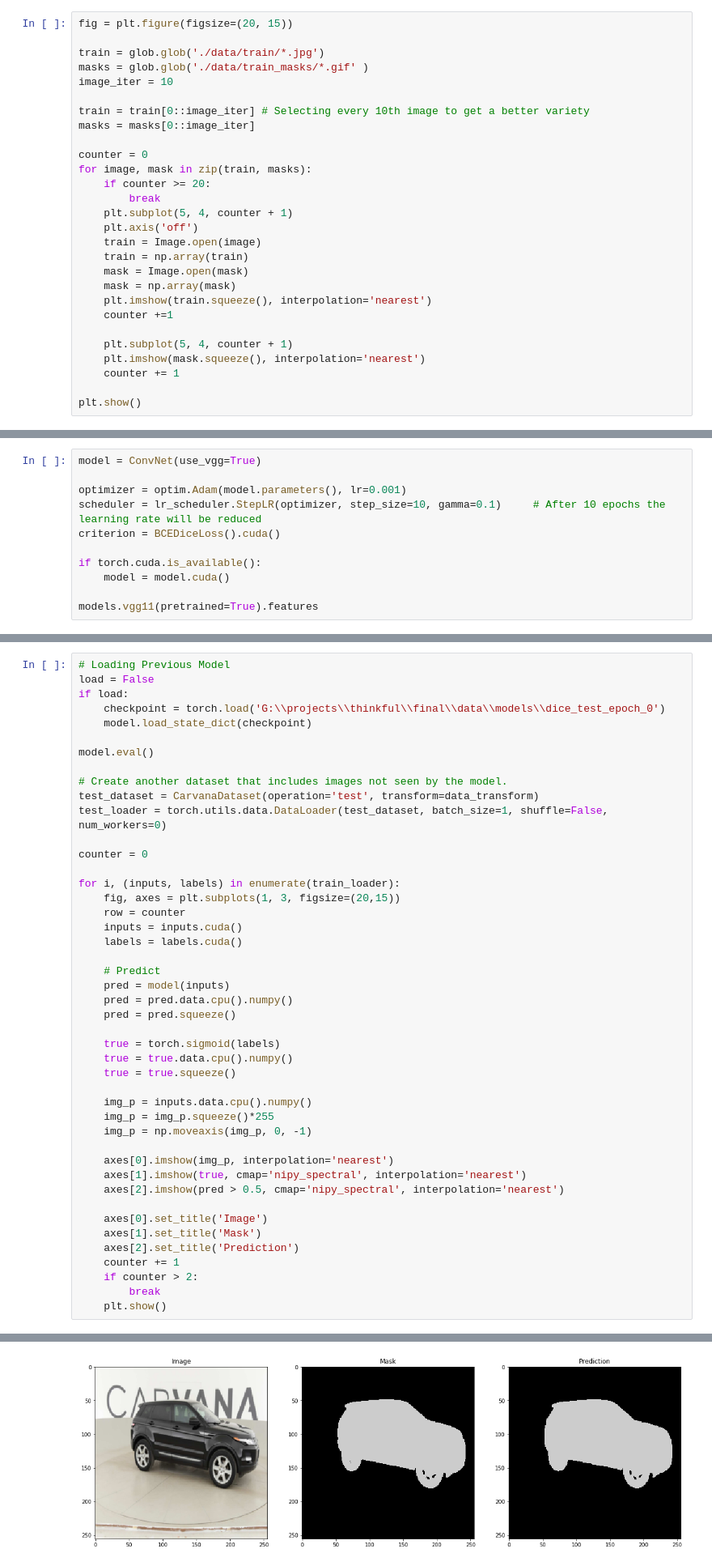
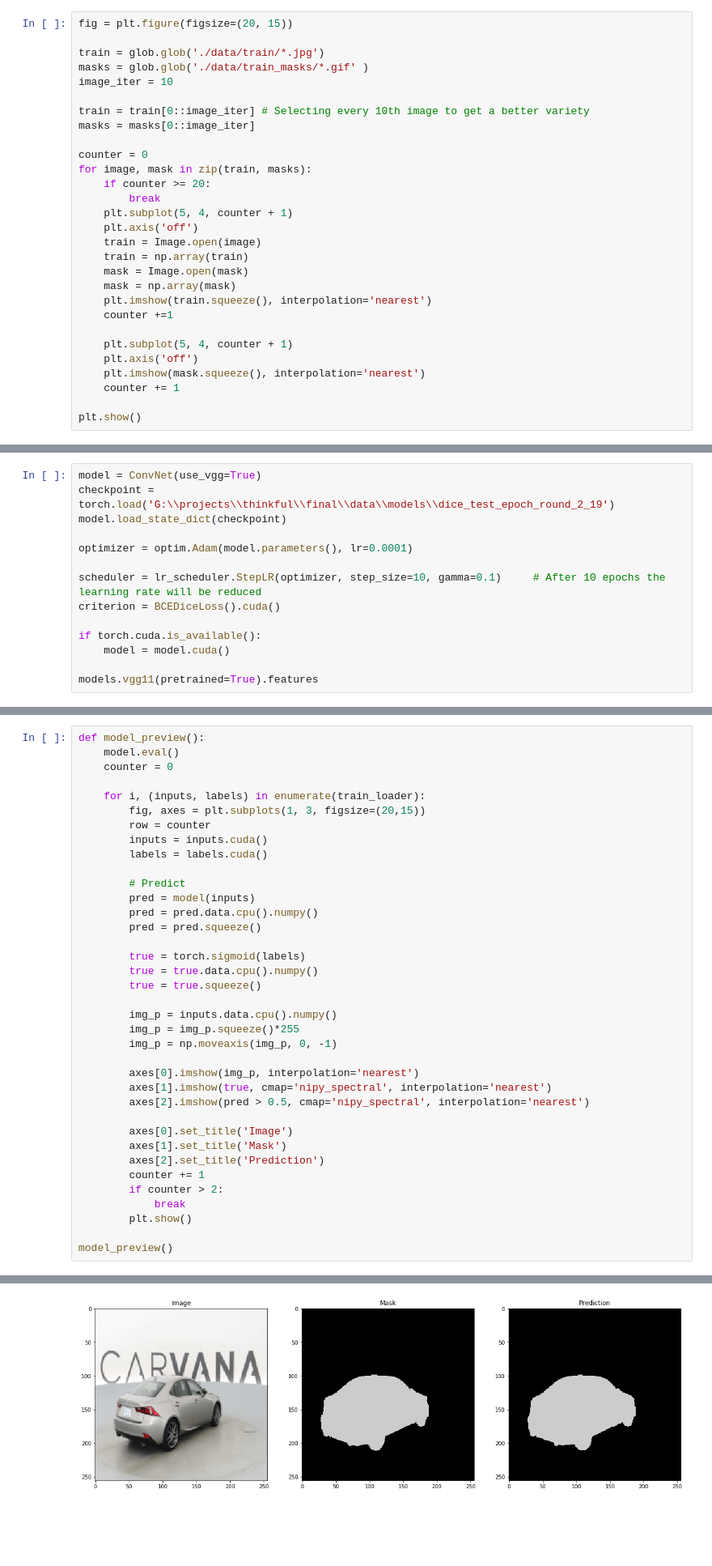
Before and after one commit to sixilli/Alec-Perro-Thinkful, a Jupyter notebook: Final_Capstone_Auto_Mask.ipynb, the cells around one changed output, grey strips where cells are left out. Shown at 81% size. Drawn from its saved outputs; the diff is of its cells as text; blank space fills up the shorter version.

Commit message:
Added another model

```diff
--- a/Final_Capstone_Auto_Mask.ipynb
+++ b/Final_Capstone_Auto_Mask.ipynb
@@ -116,6 +116,7 @@ for image, mask in zip(train, masks):
     counter +=1
 
     plt.subplot(5, 4, counter + 1)
+    plt.axis('off')
     plt.imshow(mask.squeeze(), interpolation='nearest')
     counter += 1
 
@@ -388,7 +472,10 @@ By using a model with pretrained weights the training process will be accelerate
 # %%
 model = ConvNet(use_vgg=True)
+checkpoint = torch.load('G:\\projects\\thinkful\\final\\data\\models\\dice_test_epoch_round_2_19')
+model.load_state_dict(checkpoint)
 
-optimizer = optim.Adam(model.parameters(), lr=0.001)
+optimizer = optim.Adam(model.parameters(), lr=0.0001)
+
 scheduler = lr_scheduler.StepLR(optimizer, step_size=10, gamma=0.1)     # After 10 epochs the learning rate will be reduced
 criterion = BCEDiceLoss().cuda()
 
@@ -462,46 +549,38 @@ Ending Loss - {'loss': tensor(0.0096, device='cuda:0')}
 # %%
-# Loading Previous Model
-load = False
-if load:
-    checkpoint = torch.load('G:\\projects\\thinkful\\final\\data\\models\\dice_test_epoch_0')
-    model.load_state_dict(checkpoint)
+def model_preview():
+    model.eval()
+    counter = 0
 
-model.eval()
+    for i, (inputs, labels) in enumerate(train_loader):
+        fig, axes = plt.subplots(1, 3, figsize=(20,15))
+        row = counter
+        inputs = inputs.cuda()
+        labels = labels.cuda()
 
-# Create another dataset that includes images not seen by the model.
-test_dataset = CarvanaDataset(operation='test', transform=data_transform)
-test_loader = torch.utils.data.DataLoader(test_dataset, batch_size=1, shuffle=False, num_workers=0)
+        # Predict
+        pred = model(inputs)
+        pred = pred.data.cpu().numpy()
+        pred = pred.squeeze()
 
-counter = 0
+        true = torch.sigmoid(labels)
+        true = true.data.cpu().numpy()
+        true = true.squeeze()
 
-for i, (inputs, labels) in enumerate(train_loader):
-    fig, axes = plt.subplots(1, 3, figsize=(20,15))
-    row = counter
-    inputs = inputs.cuda()
-    labels = labels.cuda()
+        img_p = inputs.data.cpu().numpy()
+        img_p = img_p.squeeze()*255
+        img_p = np.moveaxis(img_p, 0, -1)
 
-    # Predict
-    pred = model(inputs)
-    pred = pred.data.cpu().numpy()
-    pred = pred.squeeze()
+        axes[0].imshow(img_p, interpolation='nearest')
+        axes[1].imshow(true, cmap='nipy_spectral', interpolation='nearest')
+        axes[2].imshow(pred > 0.5, cmap='nipy_spectral', interpolation='nearest')
 
-    true = torch.sigmoid(labels)
-    true = true.data.cpu().numpy()
-    true = true.squeeze()
+        axes[0].set_title('Image')
+        axes[1].set_title('Mask')
+        axes[2].set_title('Prediction')
+        counter += 1
+        if counter > 2:
+            break
+        plt.show()
 
-    img_p = inputs.data.cpu().numpy()
-    img_p = img_p.squeeze()*255
-    img_p = np.moveaxis(img_p, 0, -1)
-
-    axes[0].imshow(img_p, interpolation='nearest')
-    axes[1].imshow(true, cmap='nipy_spectral', interpolation='nearest')
-    axes[2].imshow(pred > 0.5, cmap='nipy_spectral', interpolation='nearest')
-
-    axes[0].set_title('Image')
-    axes[1].set_title('Mask')
-    axes[2].set_title('Prediction')
-    counter += 1
-    if counter > 2:
-        break
-    plt.show()
+model_preview()
 # %% [output]
@@ -509 +588 @@ for i, (inputs, labels) in enumerate(train_loader):
-[figure, old version]
+[figure, new version]
```
Also changed, not shown: parts of 21 cells of this notebook.
